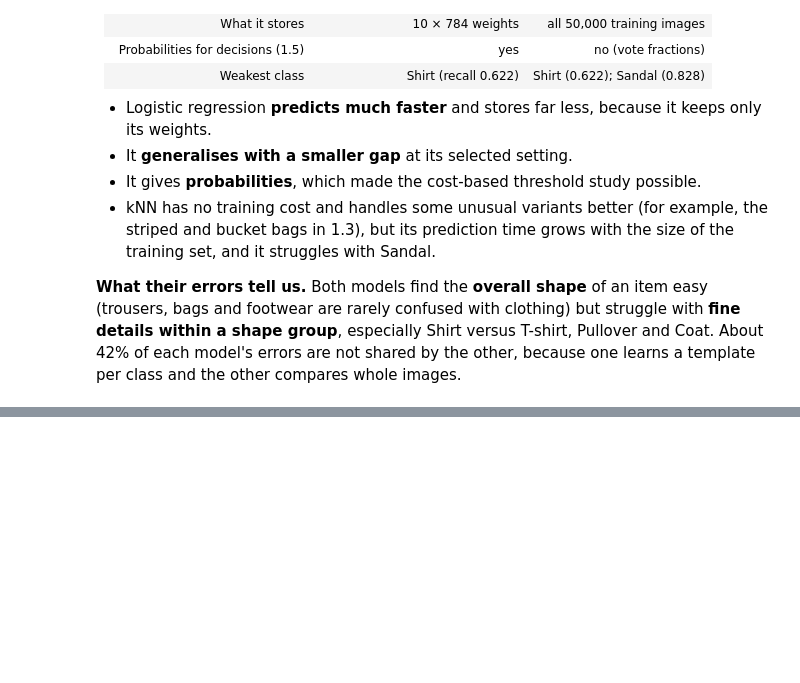
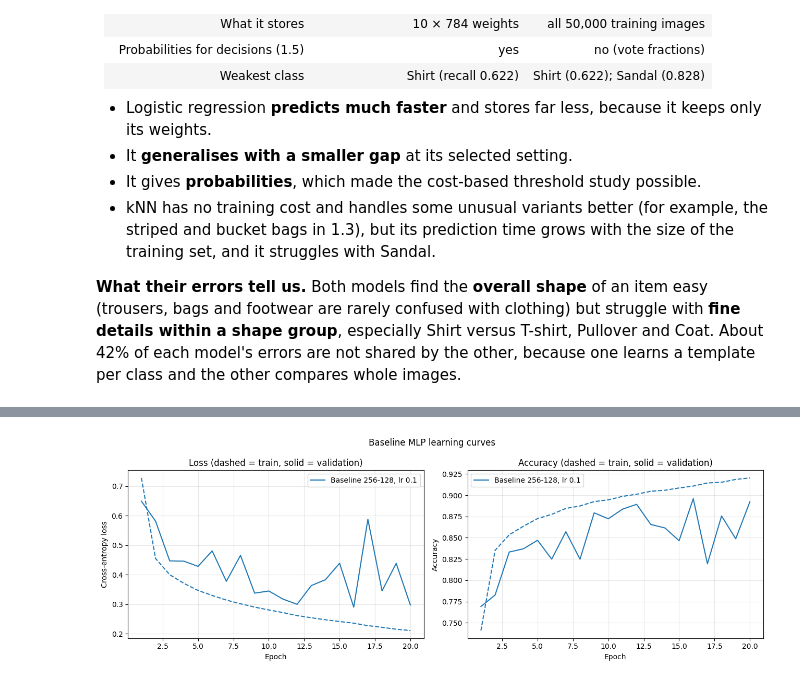
Before and after one commit to butthamza20/ECS708U-P-Fashion-MNIST-Coursework, a Jupyter notebook: ECS708U_P_Fashion_MNIST_Coursework.ipynb, the cells around one changed output, grey strips where cells are left out. Saved outputs shown, nothing was run; the diff lists cells and outputs as text; code cells hidden in the pictures; blank space fills up the shorter version.

```diff
--- a/ECS708U_P_Fashion_MNIST_Coursework.ipynb
+++ b/ECS708U_P_Fashion_MNIST_Coursework.ipynb
@@ -1204,0 +1339,2 @@ template per class and the other compares whole images.
+# %%
+baseline_model, baseline_hist, baseline_summary = train_model(BASELINE_HIDDEN, lr=0.1, epochs=20, name="baseline")
@@ -1204,0 +1359,26 @@ template per class and the other compares whole images.
+# %%
+def plot_curves(histories, title):
+    """Loss and accuracy per epoch; dashed = training, solid = validation."""
+    fig, axes = plt.subplots(1, 2, figsize=(13, 4.5))
+    for label, h in histories.items():
+        epochs = range(1, len(h["train_loss"]) + 1)
+        line, = axes[0].plot(epochs, h["train_loss"], linestyle="--")
+        axes[0].plot(epochs, h["val_loss"], color=line.get_color(), label=label)
+        axes[1].plot(epochs, h["train_acc"], linestyle="--", color=line.get_color())
+        axes[1].plot(epochs, h["val_acc"], color=line.get_color(), label=label)
+
+    axes[0].set_title("Loss (dashed = train, solid = validation)")
+    axes[1].set_title("Accuracy (dashed = train, solid = validation)")
+    for ax, ylabel in zip(axes, ["Cross-entropy loss", "Accuracy"]):
+        ax.set_xlabel("Epoch")
+        ax.set_ylabel(ylabel)
+        ax.grid(alpha=0.3)
+        ax.legend()
+    fig.suptitle(title)
+    plt.tight_layout()
+    plt.show()
+
+
+plot_curves({"Baseline 256-128, lr 0.1": baseline_hist}, "Baseline MLP learning curves")
+# %% [output]
+[figure, added]
```
Also changed, not shown: parts of 21 cells of this notebook.
